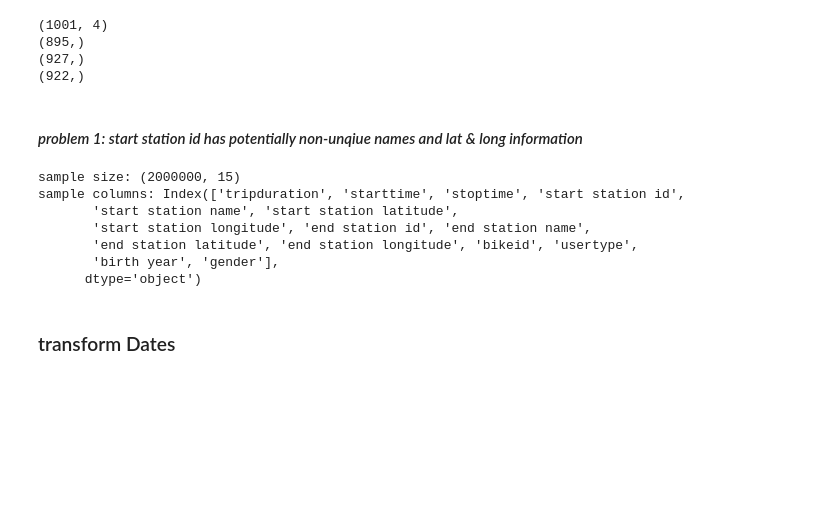
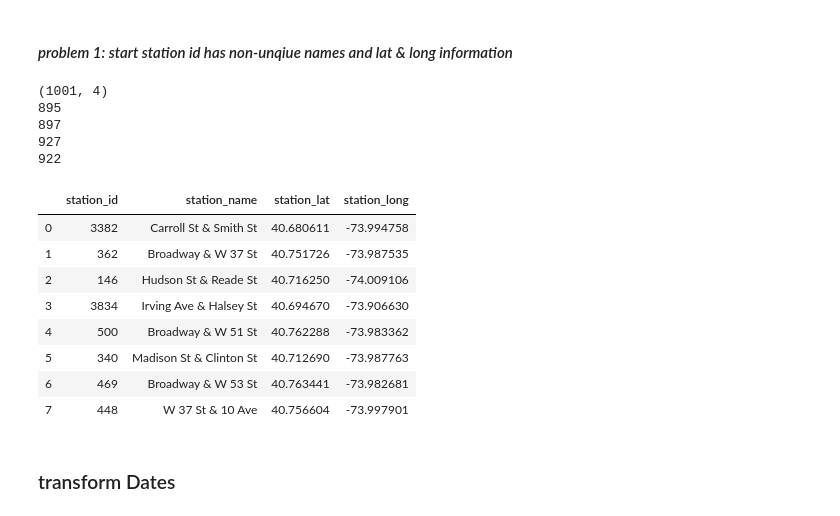
Before and after one commit to melaniezheng/citibike_rebalancing, a Jupyter notebook: Melanie's WD/EDA_melanie.ipynb, the cells around one changed output. Cells and saved outputs as stored; diff of their text form; code cells hidden in the pictures; blank space fills up the shorter version.

```diff
--- a/Melanie's WD/EDA_melanie.ipynb
+++ b/Melanie's WD/EDA_melanie.ipynb
@@ -19,24 +29,26 @@ stations = pd.read_csv('../Data/live_stations.csv')
+# %% [markdown]
+#### <i>problem 1: start station id has non-unqiue names and lat & long information
 # %%
-stations = pd.read_csv('../Data/live_stations.csv')
 print(stations.shape)
-print(stations.station_id.unique().shape)
-print(stations.station_lat.unique().shape)
-print(stations.station_long.unique().shape)
+print(stations['station_id'].unique().size)
+print(stations['station_name'].unique().size)
+print(stations['station_lat'].unique().size)
+print(stations['station_long'].unique().size)
 # %% [output]
 (1001, 4)
-(895,)
-(927,)
-(922,)
+895
+897
+927
+922
-# %% [markdown]
-#### <i>problem 1: start station id has potentially non-unqiue names and lat & long information
-# %%
-print(f'sample size: {sample.shape}')
-print(f'sample columns: {sample.columns}')
-# %% [output]
-sample size: (2000000, 15)
-sample columns: Index(['tripduration', 'starttime', 'stoptime', 'start station id',
-       'start station name', 'start station latitude',
-       'start station longitude', 'end station id', 'end station name',
-       'end station latitude', 'end station longitude', 'bikeid', 'usertype',
-       'birth year', 'gender'],
-      dtype='object')
+# %%
+stations.head(8)
+# %% [output]
+|  | station_id | station_name | station_lat | station_long |
+| 0 | 3382 | Carroll St & Smith St | 40.680611 | -73.994758 |
+| 1 | 362 | Broadway & W 37 St | 40.751726 | -73.987535 |
+| 2 | 146 | Hudson St & Reade St | 40.716250 | -74.009106 |
+| 3 | 3834 | Irving Ave & Halsey St | 40.694670 | -73.906630 |
+| 4 | 500 | Broadway & W 51 St | 40.762288 | -73.983362 |
+| 5 | 340 | Madison St & Clinton St | 40.712690 | -73.987763 |
+| 6 | 469 | Broadway & W 53 St | 40.763441 | -73.982681 |
+| 7 | 448 | W 37 St & 10 Ave | 40.756604 | -73.997901 |
```
Also changed, not shown: parts of 26 cells of this notebook.
